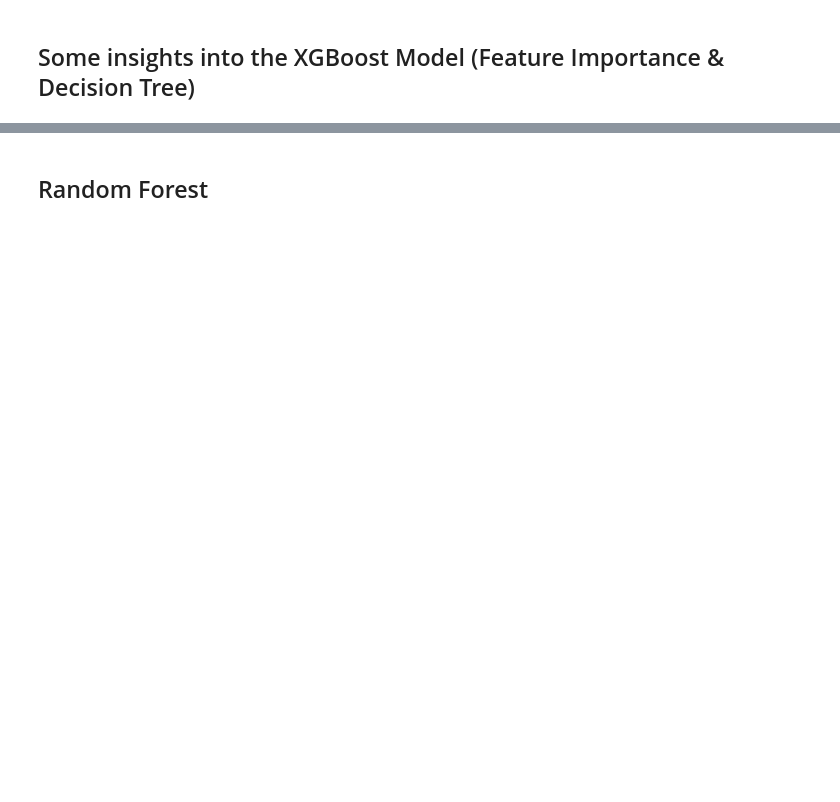
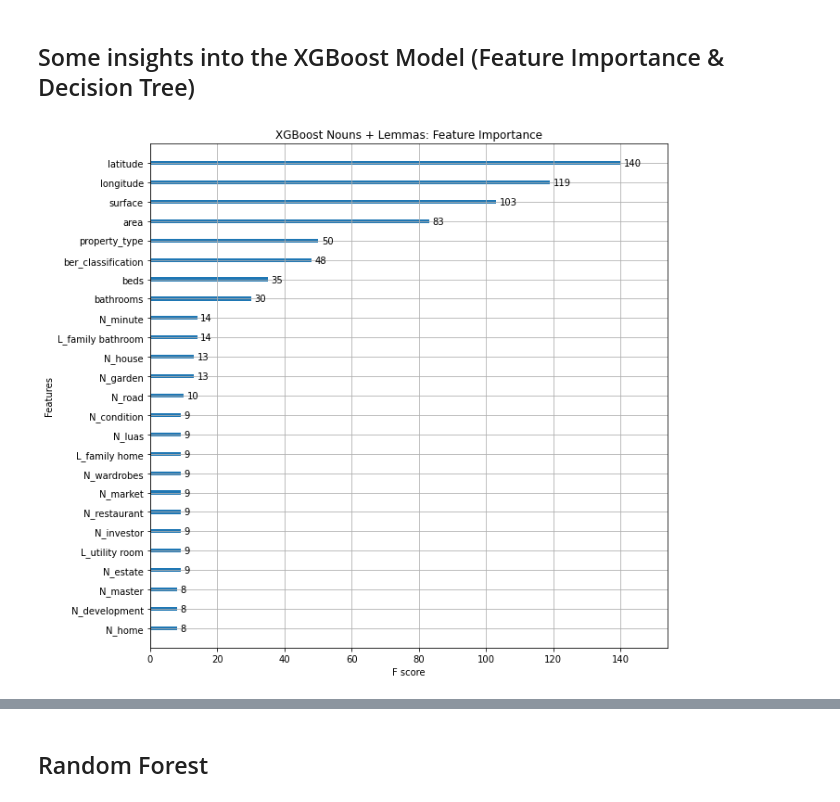
Before and after one commit to andrewtobin99/Final-Year-Project, a Jupyter notebook: house_pricing_v5.ipynb, the cells around one changed output, grey strips where cells are left out. Saved outputs shown, nothing was run; the diff lists cells and outputs as text; code cells hidden in the pictures; blank space fills up the shorter version.

```diff
--- a/house_pricing_v5.ipynb
+++ b/house_pricing_v5.ipynb
@@ -167,0 +171,16 @@ Testing Data Rows and Columns: (487, 122)
+# %%
+delete_lemmas = list(lemma_dummy.columns)
+delete_nouns = list(noun_dummy.columns)
+delete_adj = list(adj_dummy.columns)
+
+counts_lengths = ['lemma_count', 'avg_lemma_length']+['noun_count', 'avg_noun_length']+['adj_count', 'avg_adj_length']
+
+keep_nouns_adj = delete_lemmas+counts_lengths
+keep_nouns_lemmas = delete_adj+counts_lengths
+keep_adj_lemmas =delete_nouns+counts_lengths
+
+delete_all = delete_lemmas+delete_adj+delete_nouns
+
+print('LEMMA LEN:',len(delete_lemmas))
+print('NOUN LEN:',len(delete_nouns))
+print('ADJ LEN:',len(delete_adj))
@@ -248,10 +286,6 @@ xg_model=xg_model.fit(X_train,Y_train, eval_metric='rmse',eval_set = [(X_test, Y
 ## Test Model
 # %%
 #trans.inverse_transform(Y_train)
-# %%
-xg_model = xgb.XGBRegressor(**best_hyperparams)
-xg_model=xg_model.fit(X_train, Y_train, eval_metric='rmse',eval_set = [(X_test, Y_test)],
-                                early_stopping_rounds = 10, verbose=0)
 # %%
 # predictions for training data (XGBOOST)
 f.make_predictions(train, X_train, xg_model)
@@ -349,5 +404,8 @@ f.eval_by_dimension('price_range', test, train)
 ## Some insights into the XGBoost Model (Feature Importance & Decision Tree)
 # %%
 ## plotting feature importance
-fig, ax = plt.subplots(1,1,figsize=(20,20))
-xgb.plot_importance(model, max_num_features=50,ax=ax)
+fig, ax = plt.subplots(1,1,figsize=(10,10))
+xgb.plot_importance(xg_model, max_num_features=25,ax=ax, title= 'XGBoost Nouns + Lemmas: Feature Importance')
+plt.savefig('feat_imp1.jpg')
+# %% [output]
+[figure, added]
```
Also changed, not shown: parts of 118 cells of this notebook.
